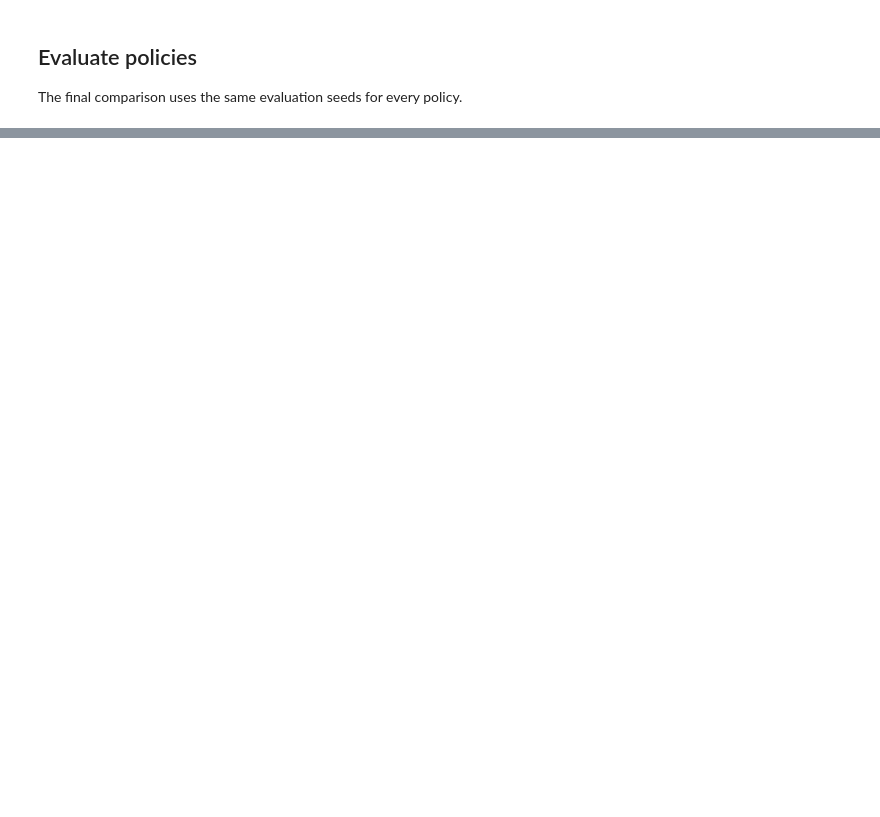
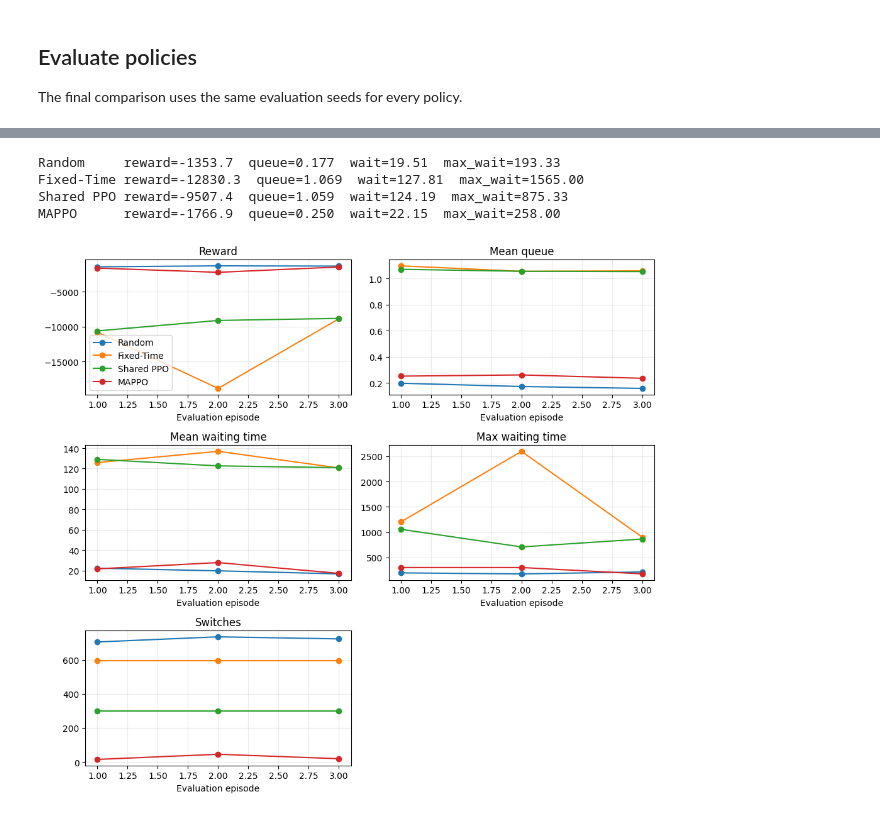
Before and after one commit to abergh18/marl-tsc, a Jupyter notebook: notebooks/main_flow.ipynb, the cells around one changed output, grey strips where cells are left out. Drawn from its saved outputs; the diff is of its cells as text; code cells hidden in the pictures; blank space fills up the shorter version.

```diff
--- a/notebooks/main_flow.ipynb
+++ b/notebooks/main_flow.ipynb
@@ -31,19 +31,19 @@ SIMULATION_DURATION = EPISODE_STEPS * SECONDS_PER_ACTION
 TRAFFIC_SPAWN_DURATION = int(SIMULATION_DURATION * 1.20)
 
 EVALUATION_EPISODES = 3
-TOTAL_TIMESTEPS = 10_000
+TOTAL_TIMESTEPS = 100_000
 MIN_GREEN_SECONDS = 10
-SWITCH_PENALTY = 0.5
+SWITCH_PENALTY = 0.1
 
 # network = GridNetwork()
-network = CityNetwork(city_name="Bristol, UK", radius=500)
+network = CityNetwork(city_name="Bristol, UK", radius=150)
 
 generator = SimulationGenerator(
     output_dir=OUTPUT_DIR,
     network=network,
     trip_begin=0,
     trip_end=TRAFFIC_SPAWN_DURATION,
-    trip_period=2,
+    trip_period=4,
     seed=42,
 )
 
@@ -52,4 +52,4 @@ traffic_light_ids = list(paths.traffic_light_ids)
 print(f"Generated SUMO config: {paths.config_file}")
 print(f"Simulation horizon: {SIMULATION_DURATION}s")
 print(f"Traffic spawn duration: {TRAFFIC_SPAWN_DURATION}s")
-print("Traffic-light agents:", traffic_light_ids)
+print("Traffic-light agent count:", len(traffic_light_ids))
@@ -160,5 +222,16 @@ for name, result in policy_results.items():
         f"{name:10} "
         f"reward={result['mean_total_reward']:.1f}  "
         f"queue={result['mean_local_queue']:.3f}  "
-        f"wait={result['mean_waiting_time']:.2f}"
+        f"wait={result['mean_waiting_time']:.2f}  "
+        f"max_wait={result['mean_max_waiting_time']:.2f}"
     )
+# %% [output]
+Random     reward=-1353.7  queue=0.177  wait=19.51  max_wait=193.33
+Fixed-Time reward=-12830.3  queue=1.069  wait=127.81  max_wait=1565.00
+Shared PPO reward=-9507.4  queue=1.059  wait=124.19  max_wait=875.33
+MAPPO      reward=-1766.9  queue=0.250  wait=22.15  max_wait=258.00
+# %%
+fig, axes = plot_evaluation_results(policy_results)
+plt.show()
+# %% [output]
+[figure, added]
```
Also changed, not shown: parts of 7 cells of this notebook, 6 other files.
